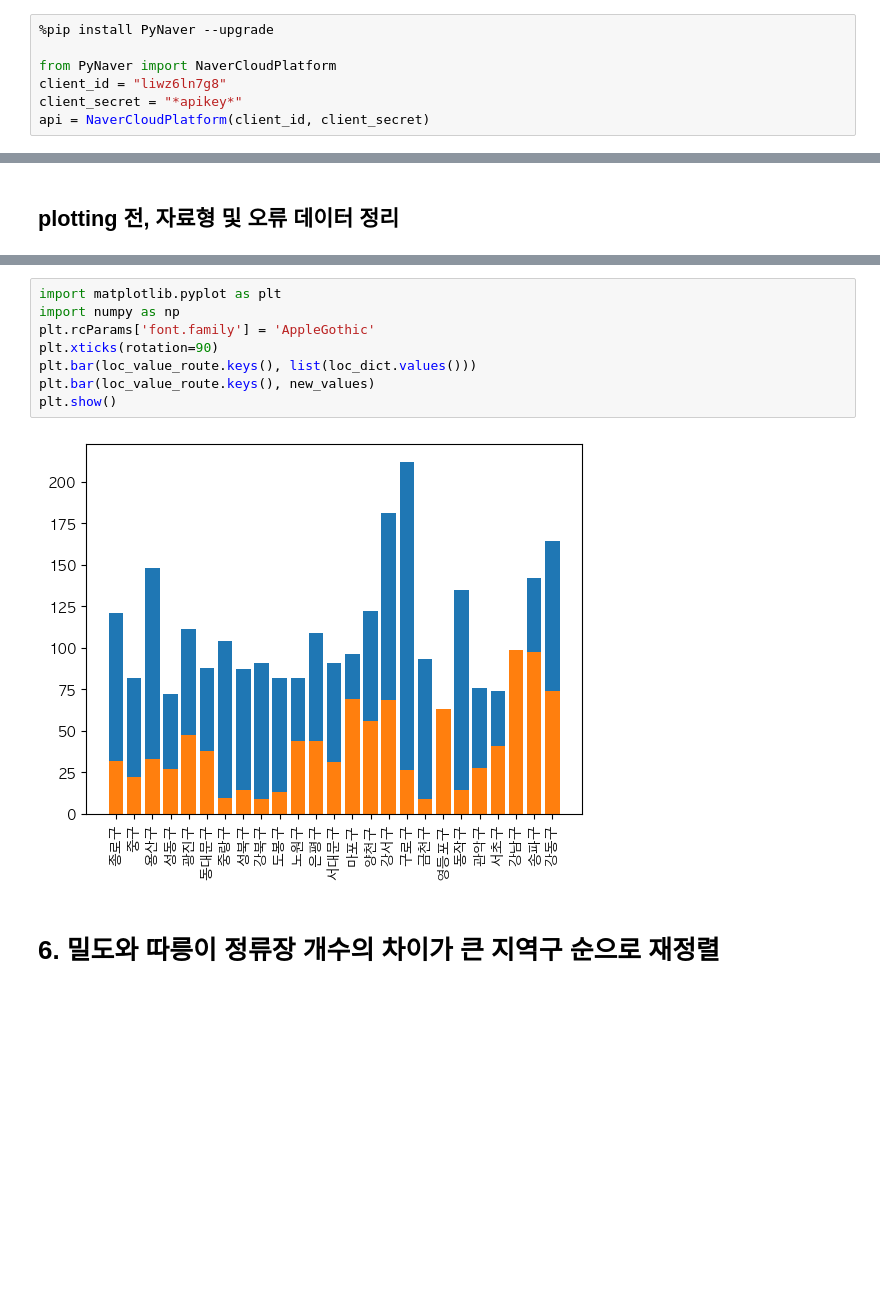
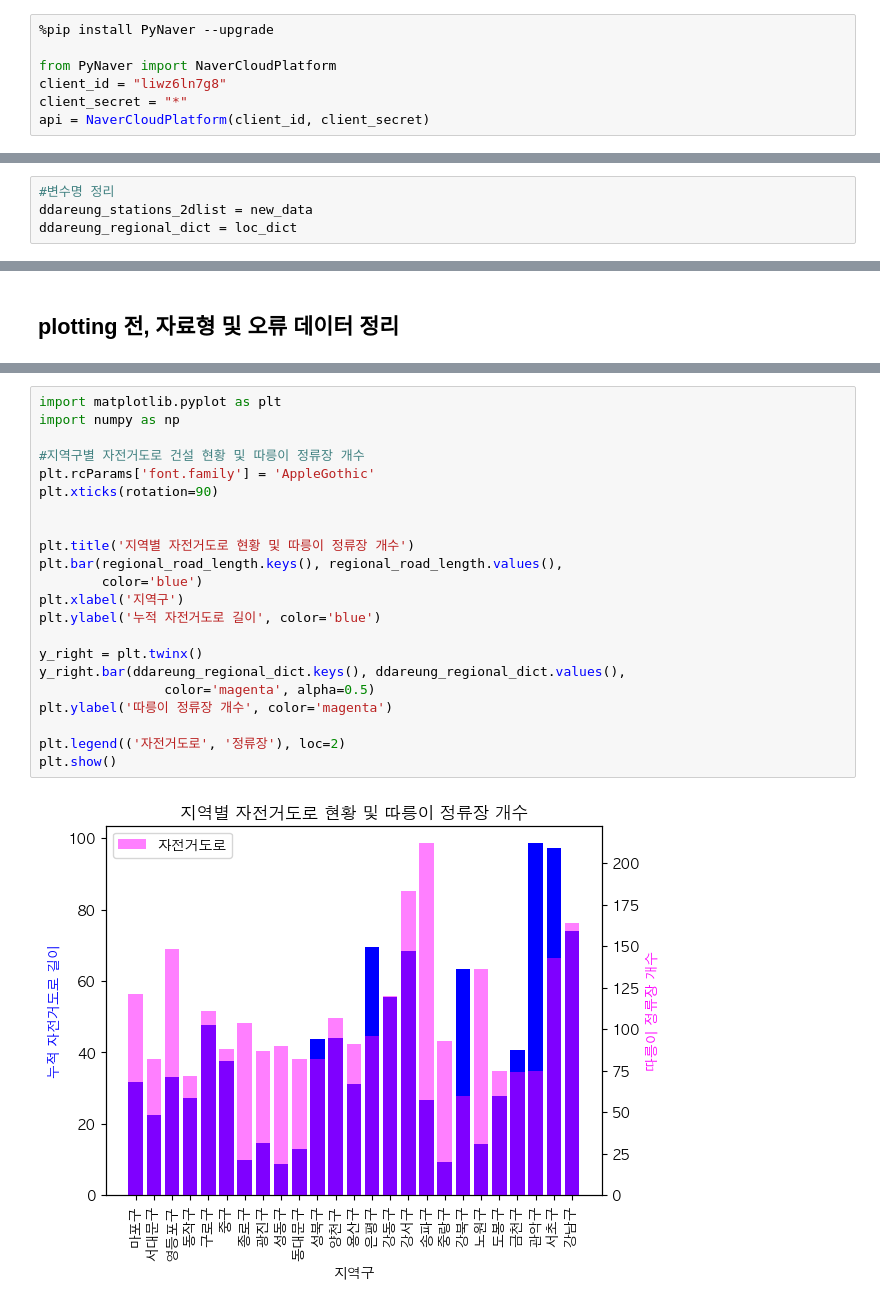
Before and after one commit to henrie-j-kim/mjkim_package, a Jupyter notebook: individual_project.ipynb, the cells around one changed output, grey strips where cells are left out. Drawn from its saved outputs; the diff is of its cells as text; blank space fills up the shorter version.

```diff
--- a/individual_project.ipynb
+++ b/individual_project.ipynb
@@ -75,6 +55,6 @@ new_data
 
 from PyNaver import NaverCloudPlatform
 client_id = "liwz6ln7g8"
-client_secret = "*apikey*"
+client_secret = "*"
 api = NaverCloudPlatform(client_id, client_secret)
 # %% [output]
@@ -140,2 +118,6 @@ loc_dict
  '강남구': 164,
  '하남시': 2}
+# %%
+#변수명 정리
+ddareung_stations_2dlist = new_data
+ddareung_regional_dict = loc_dict
@@ -534,12 +541,24 @@ IndexError: list index out of range
-# %%
-import matplotlib.pyplot as plt
-import numpy as np
-plt.rcParams['font.family'] = 'AppleGothic'
-plt.xticks(rotation=90)
-plt.bar(loc_value_route.keys(), list(loc_dict.values()))
-plt.bar(loc_value_route.keys(), new_values)
-plt.show()
-# %% [output]
-[figure, removed]
-# %% [markdown]
-# 6. 밀도와 따릉이 정류장 개수의 차이가 큰 지역구 순으로 재정렬
+# %%
+import matplotlib.pyplot as plt
+import numpy as np
+
+#지역구별 자전거도로 건설 현황 및 따릉이 정류장 개수
+plt.rcParams['font.family'] = 'AppleGothic'
+plt.xticks(rotation=90)
+
+
+plt.title('지역별 자전거도로 현황 및 따릉이 정류장 개수')
+plt.bar(regional_road_length.keys(), regional_road_length.values(),
+        color='blue')
+plt.xlabel('지역구')
+plt.ylabel('누적 자전거도로 길이', color='blue')
+
+y_right = plt.twinx()
+y_right.bar(ddareung_regional_dict.keys(), ddareung_regional_dict.values(),
+                color='magenta', alpha=0.5)
+plt.ylabel('따릉이 정류장 개수', color='magenta')
+
+plt.legend(('자전거도로', '정류장'), loc=2)
+plt.show()
+# %% [output]
+[figure, added]
```
Also changed, not shown: parts of 17 cells of this notebook.
